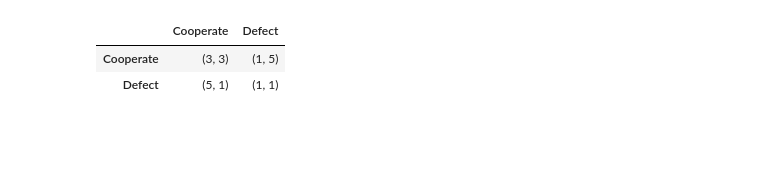
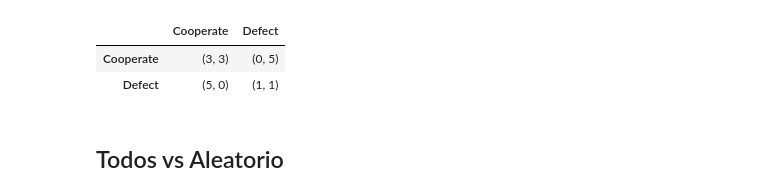
Before and after one commit to zayo1511/Teoria_de_juegos, a Jupyter notebook: Proyecto/Players.ipynb, the cells around one changed output. Cells and saved outputs as stored; diff of their text form; code cells hidden in the pictures; blank space fills up the shorter version.

```diff
--- a/Proyecto/Players.ipynb
+++ b/Proyecto/Players.ipynb
@@ -8,13 +9,13 @@ plt.rcParams['figure.figsize'] = (10, 5)
 plt.rcParams['figure.facecolor'] = 'lightgray'
 # %%
 payoff_matrix = {
-    'Cooperate': {'Cooperate': (3, 3), 'Defect': (5, 1)},
-    'Defect': {'Cooperate': (1, 5), 'Defect': (1, 1)}
+    'Cooperate': {'Cooperate': (3, 3), 'Defect': (5, 0)},
+    'Defect': {'Cooperate': (0, 5), 'Defect': (1, 1)}
 }
 
 df_game = pd.DataFrame(payoff_matrix)
 df_game
 # %% [output]
 |  | Cooperate | Defect |
-| Cooperate | (3, 3) | (1, 5) |
-| Defect | (5, 1) | (1, 1) |
+| Cooperate | (3, 3) | (0, 5) |
+| Defect | (5, 0) | (1, 1) |
@@ -108,3 +138,5 @@ players_names = ['Rick', 'Friendman', 'Joss', 'Graaskamp', 'Tit for Tat']
+# %% [markdown]
+## Todos vs Aleatorio
 # %%
 pagos_acumulados = []
 
```
Also changed, not shown: parts of 32 cells of this notebook, 2 other files.
